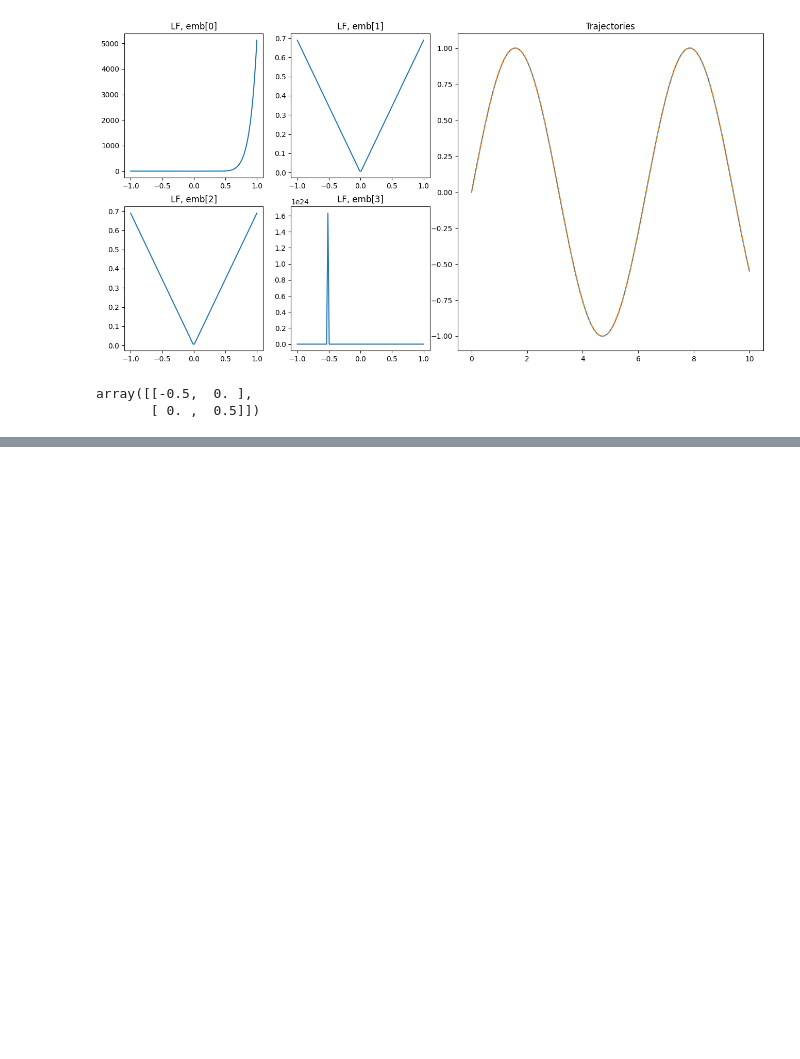
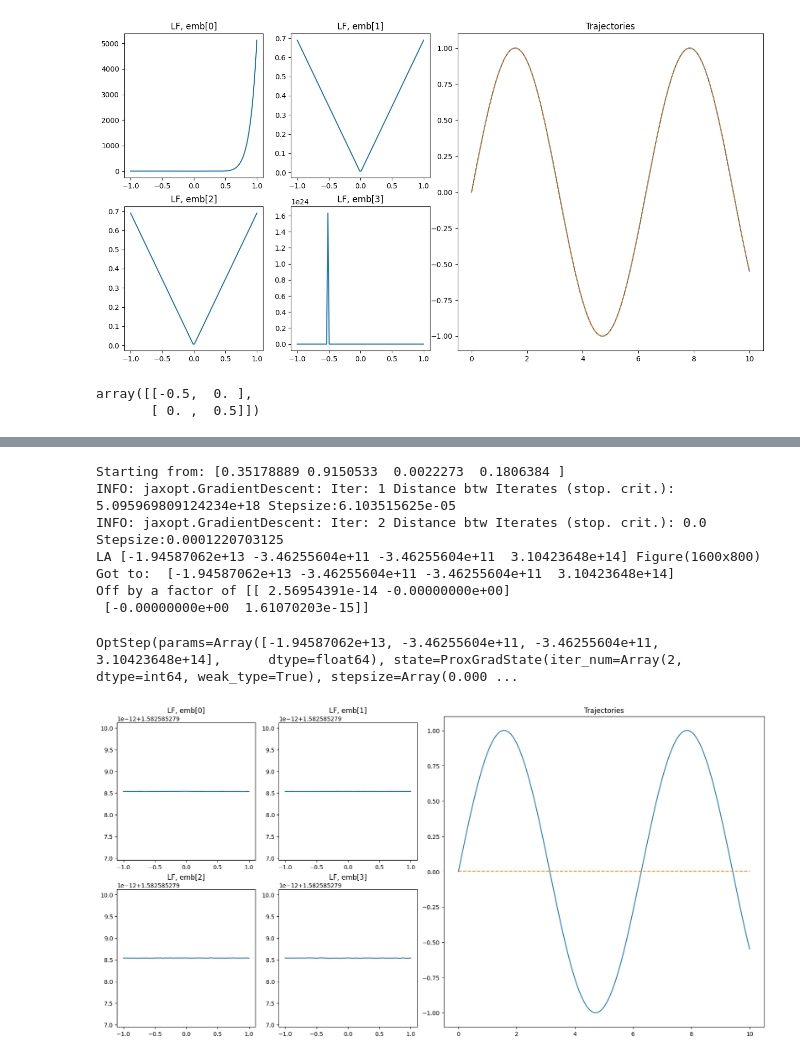
Before and after one commit to joshuacoles/slimpletic-jax, a Jupyter notebook: loss_fn/loss_fns.ipynb, the cells around one changed output, grey strips where cells are left out. Cells and saved outputs as stored; diff of their text form; code cells hidden in the pictures; blank space fills up the shorter version.

```diff
--- a/loss_fn/loss_fns.ipynb
+++ b/loss_fn/loss_fns.ipynb
@@ -690,0 +836,12 @@ array([[-0.5,  0. ],
+# %%
+tr1.make_an_attempt()
+# %% [output]
+Starting from: [0.35178889 0.9150533  0.0022273  0.1806384 ]
+INFO: jaxopt.GradientDescent: Iter: 1 Distance btw Iterates (stop. crit.): 5.095969809124234e+18 Stepsize:6.103515625e-05
+INFO: jaxopt.GradientDescent: Iter: 2 Distance btw Iterates (stop. crit.): 0.0 Stepsize:0.0001220703125
+LA [-1.94587062e+13 -3.46255604e+11 -3.46255604e+11  3.10423648e+14] Figure(1600x800)
+Got to:  [-1.94587062e+13 -3.46255604e+11 -3.46255604e+11  3.10423648e+14]
+Off by a factor of [[ 2.56954391e-14 -0.00000000e+00]
+ [-0.00000000e+00  1.61070203e-15]]
+OptStep(params=Array([-1.94587062e+13, -3.46255604e+11, -3.46255604e+11,  3.10423648e+14],      dtype=float64), state=ProxGradState(iter_num=Array(2, dtype=int64, weak_type=True), stepsize=Array(0.000 ...
+[figure, added]
```
Also changed, not shown: parts of 18 cells of this notebook.
